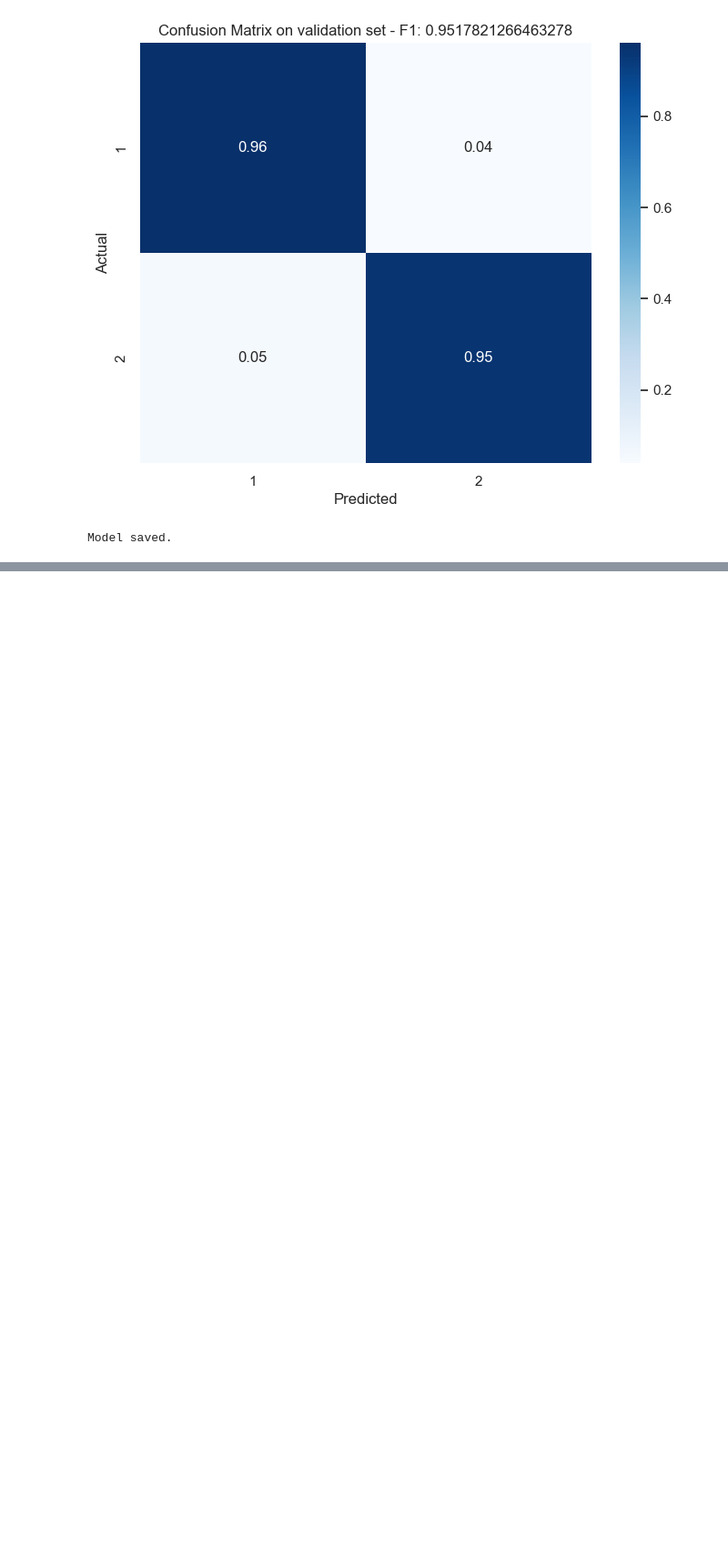
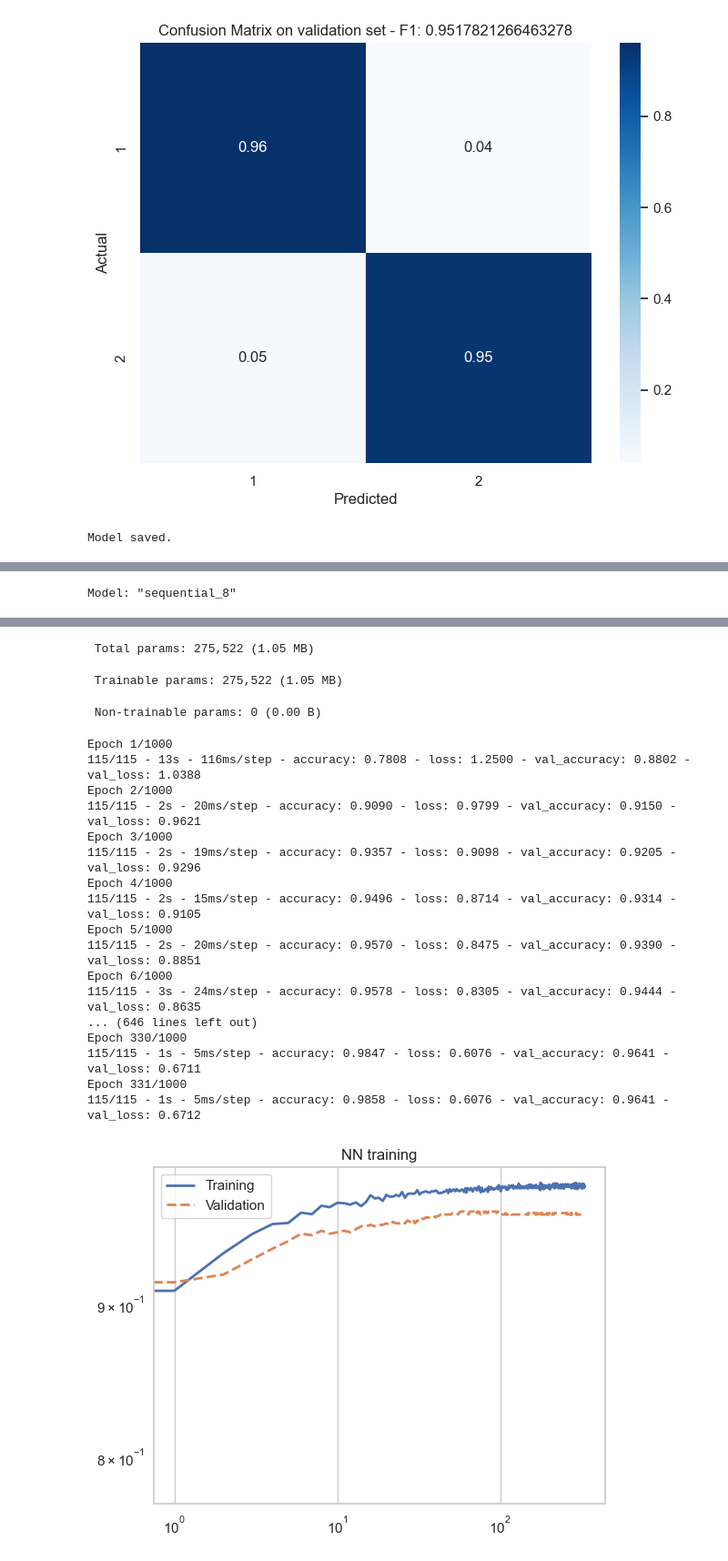
Before and after one commit to vittoriomussin/sand-task---SANDvox-Harvesters, a Jupyter notebook: SAND Tasks/SAND_Challenge_task1_dataset/Binary_Classification.ipynb, the cells around one changed output, grey strips where cells are left out. Shown at 91% size. Cells and saved outputs as stored; diff of their text form; code cells hidden in the pictures; blank space fills up the shorter version.

```diff
--- a/SAND Tasks/SAND_Challenge_task1_dataset/Binary_Classification.ipynb
+++ b/SAND Tasks/SAND_Challenge_task1_dataset/Binary_Classification.ipynb
@@ -226,0 +293,6 @@ Model saved.
+# %%
+# Split the dataset into training and testing sets
+from sklearn.model_selection import train_test_split
+
+X_train_m, X_val_m, y_train_m, y_val_m = train_test_split(X_m, y_binary_m, test_size=0.2, random_state=42, stratify=y_binary_m.argmax(axis=1))
+X_train_f, X_val_f, y_train_f, y_val_f = train_test_split(X_f, y_binary_f, test_size=0.2, random_state=42, stratify=y_binary_f.argmax(axis=1))
@@ -226,0 +339,39 @@ Model saved.
+# %%
+from tensorflow.keras import layers, regularizers
+
+INPUTDIM = X_train_m.shape[1]
+OUTPUTDIM = y_train_m.shape[1]
+
+n_train_m=X_train_m.shape[0]
+n_val_m=X_val_m.shape[0]
+
+dropout= 0.01
+reg = 0.001
+
+NN = tf.keras.Sequential([
+    layers.Dense(512, activation='relu', input_shape=(INPUTDIM,),kernel_regularizer = regularizers.l2(reg)),
+    layers.Dropout(dropout),
+    layers.Dense(256, activation='relu', kernel_regularizer = regularizers.l2(reg)),
+    layers.Dropout(dropout),
+    layers.Dense(128, activation='relu', kernel_regularizer = regularizers.l2(reg)),
+    layers.Dropout(dropout),
+    layers.Dense(64, activation='relu', kernel_regularizer = regularizers.l2(reg)),
+    layers.Dropout(dropout),
+    layers.Dense(OUTPUTDIM, activation='softmax')
+])
+
+history = compile_and_fit(NN, 'NN',X_train_m, y_train_m, X_val_m, y_val_m, max_epochs=1000)
+
+bc     = history.history['accuracy']
+val_bc = history.history['val_accuracy']
+
+plt.loglog(range(np.shape(bc)[0]),bc, linewidth=2,)
+plt.loglog(range(np.shape(val_bc)[0]),val_bc,'--', linewidth=2,)
+plt.title('NN training')
+plt.grid(True)
+#plt.show(block=False)
+
+plt.legend(('Training','Validation'))
+plt.show()
+# %% [output]
+Model: "sequential_8"
@@ -226,0 +395,21 @@ Model saved.
+ Total params: 275,522 (1.05 MB)
+ Trainable params: 275,522 (1.05 MB)
+ Non-trainable params: 0 (0.00 B)
+Epoch 1/1000
+115/115 - 13s - 116ms/step - accuracy: 0.7808 - loss: 1.2500 - val_accuracy: 0.8802 - val_loss: 1.0388
+Epoch 2/1000
+115/115 - 2s - 20ms/step - accuracy: 0.9090 - loss: 0.9799 - val_accuracy: 0.9150 - val_loss: 0.9621
+Epoch 3/1000
+115/115 - 2s - 19ms/step - accuracy: 0.9357 - loss: 0.9098 - val_accuracy: 0.9205 - val_loss: 0.9296
+Epoch 4/1000
+115/115 - 2s - 15ms/step - accuracy: 0.9496 - loss: 0.8714 - val_accuracy: 0.9314 - val_loss: 0.9105
+Epoch 5/1000
+115/115 - 2s - 20ms/step - accuracy: 0.9570 - loss: 0.8475 - val_accuracy: 0.9390 - val_loss: 0.8851
+Epoch 6/1000
+115/115 - 3s - 24ms/step - accuracy: 0.9578 - loss: 0.8305 - val_accuracy: 0.9444 - val_loss: 0.8635
+... (646 lines left out)
+Epoch 330/1000
+115/115 - 1s - 5ms/step - accuracy: 0.9847 - loss: 0.6076 - val_accuracy: 0.9641 - val_loss: 0.6711
+Epoch 331/1000
+115/115 - 1s - 5ms/step - accuracy: 0.9858 - loss: 0.6076 - val_accuracy: 0.9641 - val_loss: 0.6712
+[figure, added]
```
Also changed, not shown: parts of 17 cells of this notebook, 6 other files.
